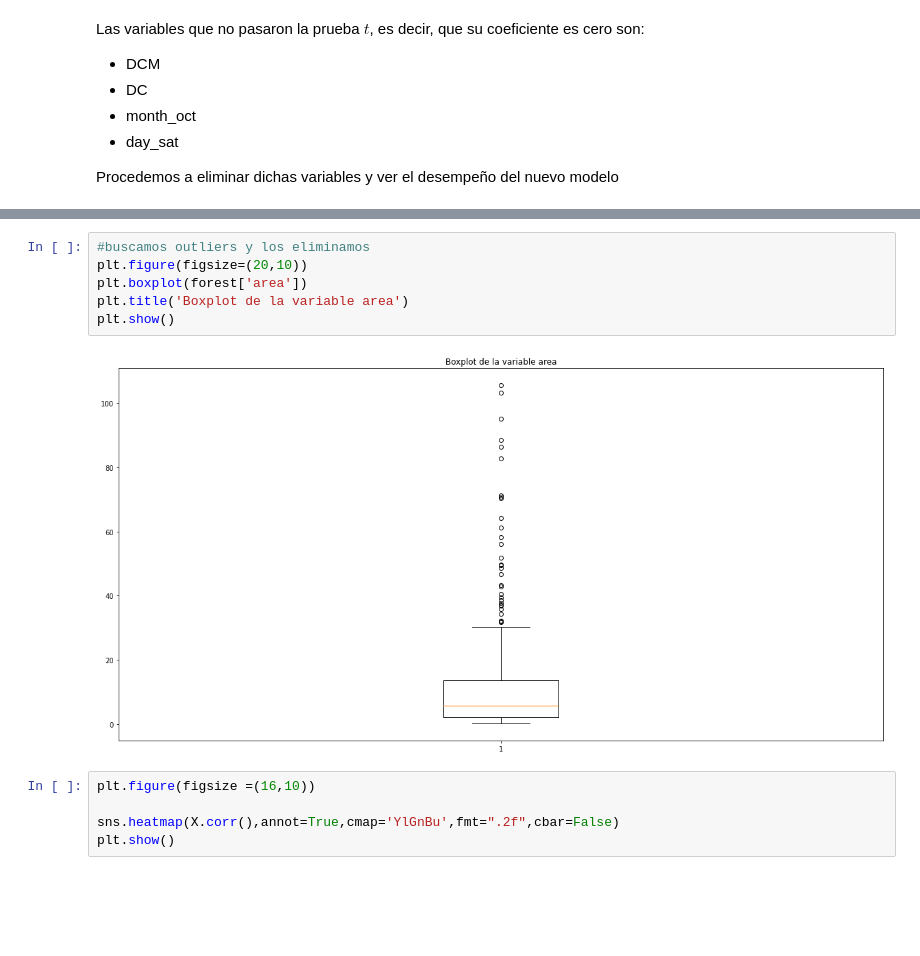
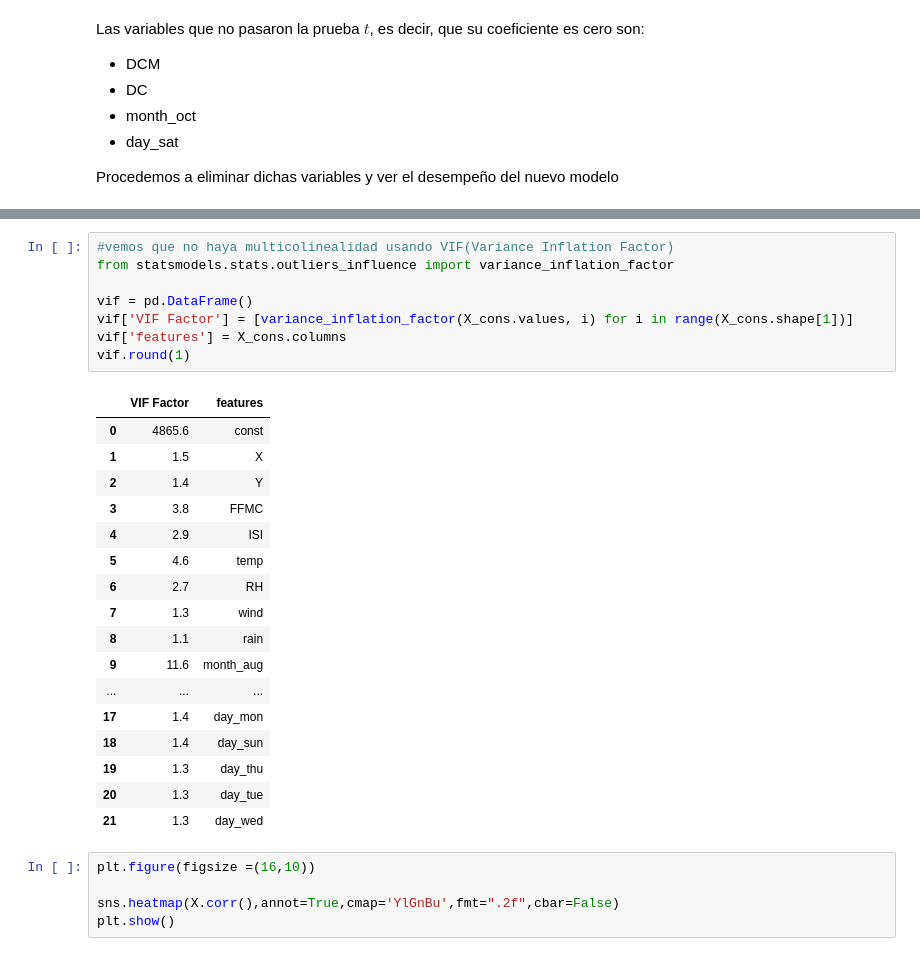
Before and after one commit to Alberto0410/Modelos-no-Parametricos-y-de-Regresion, a Jupyter notebook: Proyecto/Regresion Lineal Multiple.ipynb, the cells around one changed output, grey strips where cells are left out. Cells and saved outputs as stored; diff of their text form; blank space fills up the shorter version.

```diff
--- a/Proyecto/Regresion Lineal Multiple.ipynb
+++ b/Proyecto/Regresion Lineal Multiple.ipynb
@@ -413,14 +413,32 @@ Notes:
 [1] Standard Errors assume that the covariance matrix of the errors is correctly specified.
 [2] The condition number is large, 7.29e+03. This might indicate that there are
 strong multicollinearity or other numerical problems.
-# %%
-#buscamos outliers y los eliminamos
-plt.figure(figsize=(20,10))
-plt.boxplot(forest['area'])
-plt.title('Boxplot de la variable area')
-plt.show()
-# %% [output]
-[figure, removed]
+# %%
+#vemos que no haya multicolinealidad usando VIF(Variance Inflation Factor)
+from statsmodels.stats.outliers_influence import variance_inflation_factor
+
+vif = pd.DataFrame()
+vif['VIF Factor'] = [variance_inflation_factor(X_cons.values, i) for i in range(X_cons.shape[1])]
+vif['features'] = X_cons.columns
+vif.round(1)
+# %% [output]
+|  | VIF Factor | features |
+| 0 | 4865.6 | const |
+| 1 | 1.5 | X |
+| 2 | 1.4 | Y |
+| 3 | 3.8 | FFMC |
+| 4 | 2.9 | ISI |
+| 5 | 4.6 | temp |
+| 6 | 2.7 | RH |
+| 7 | 1.3 | wind |
+| 8 | 1.1 | rain |
+| 9 | 11.6 | month_aug |
+| ... | ... | ... |
+| 17 | 1.4 | day_mon |
+| 18 | 1.4 | day_sun |
+| 19 | 1.3 | day_thu |
+| 20 | 1.3 | day_tue |
+| 21 | 1.3 | day_wed |
 # %%
 plt.figure(figsize =(16,10))
 
```
Also changed, not shown: parts of 25 cells of this notebook.
